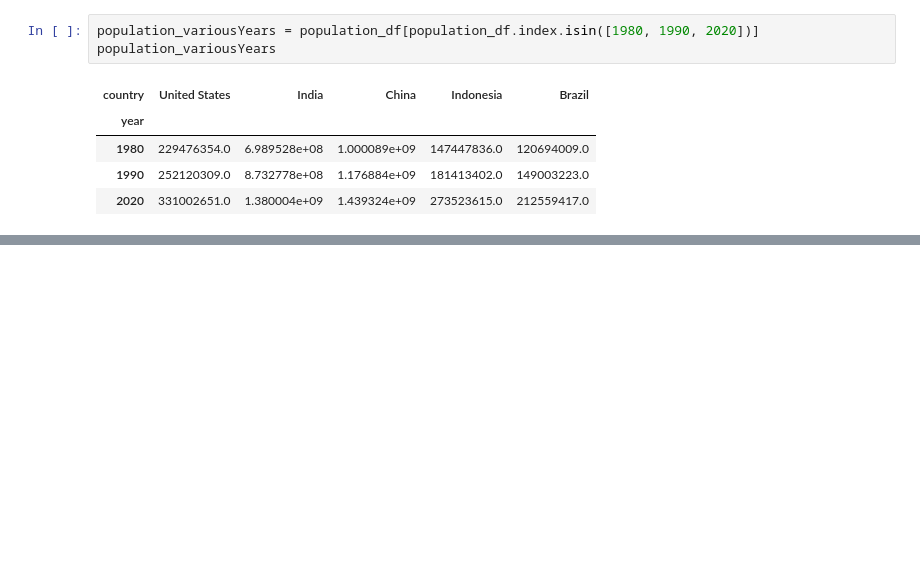
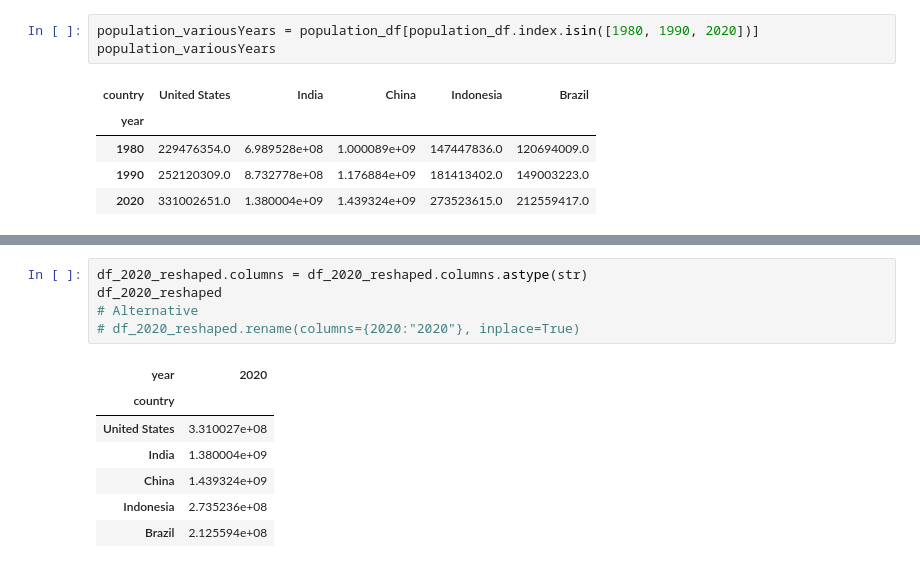
Before and after one commit to Giacomo98DaRe/Python_DataScience, a Jupyter notebook: Projects/2.Static&InteractiveVisualization/DatasetOverview&Reshaping.ipynb, the cells around one changed output, grey strips where cells are left out. Drawn from its saved outputs; the diff is of its cells as text; blank space fills up the shorter version.

```diff
--- a/Projects/2.Static&InteractiveVisualization/DatasetOverview&Reshaping.ipynb
+++ b/Projects/2.Static&InteractiveVisualization/DatasetOverview&Reshaping.ipynb
@@ -138,0 +152,13 @@ population_variousYears
+# %%
+df_2020_reshaped.columns = df_2020_reshaped.columns.astype(str)
+df_2020_reshaped
+# Alternative
+# df_2020_reshaped.rename(columns={2020:"2020"}, inplace=True)
+# %% [output]
+| year | 2020 |
+| country |  |
+| United States | 3.310027e+08 |
+| India | 1.380004e+09 |
+| China | 1.439324e+09 |
+| Indonesia | 2.735236e+08 |
+| Brazil | 2.125594e+08 |
```
Also changed, not shown: parts of 4 cells of this notebook.
